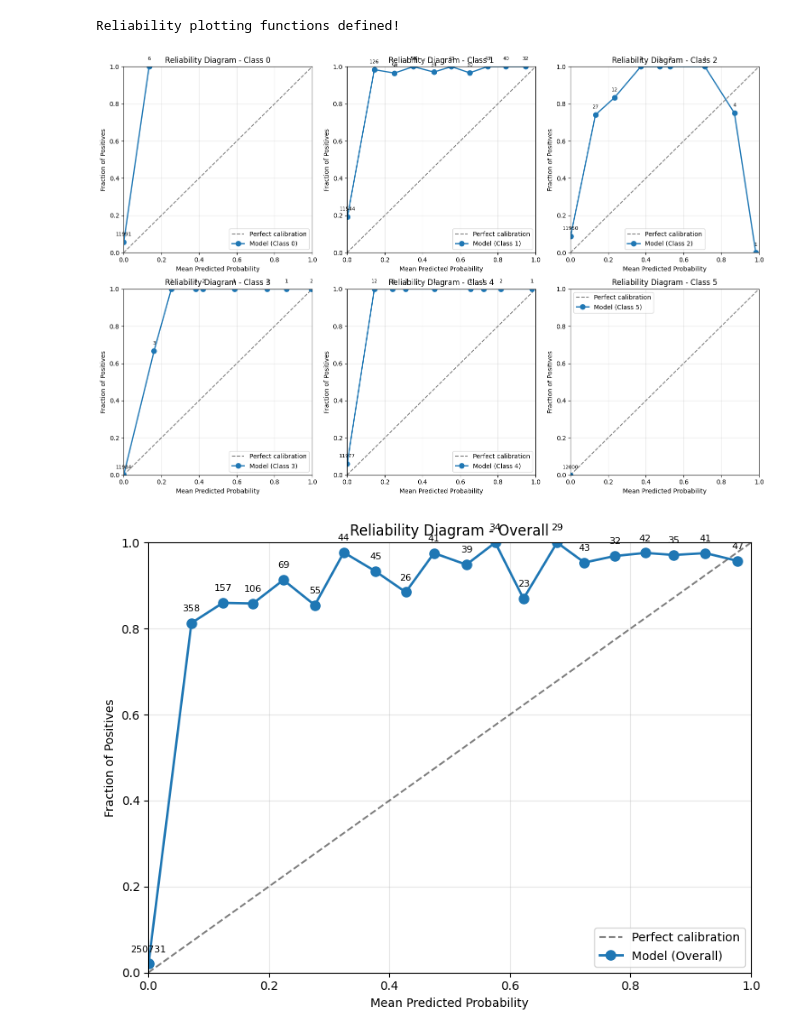
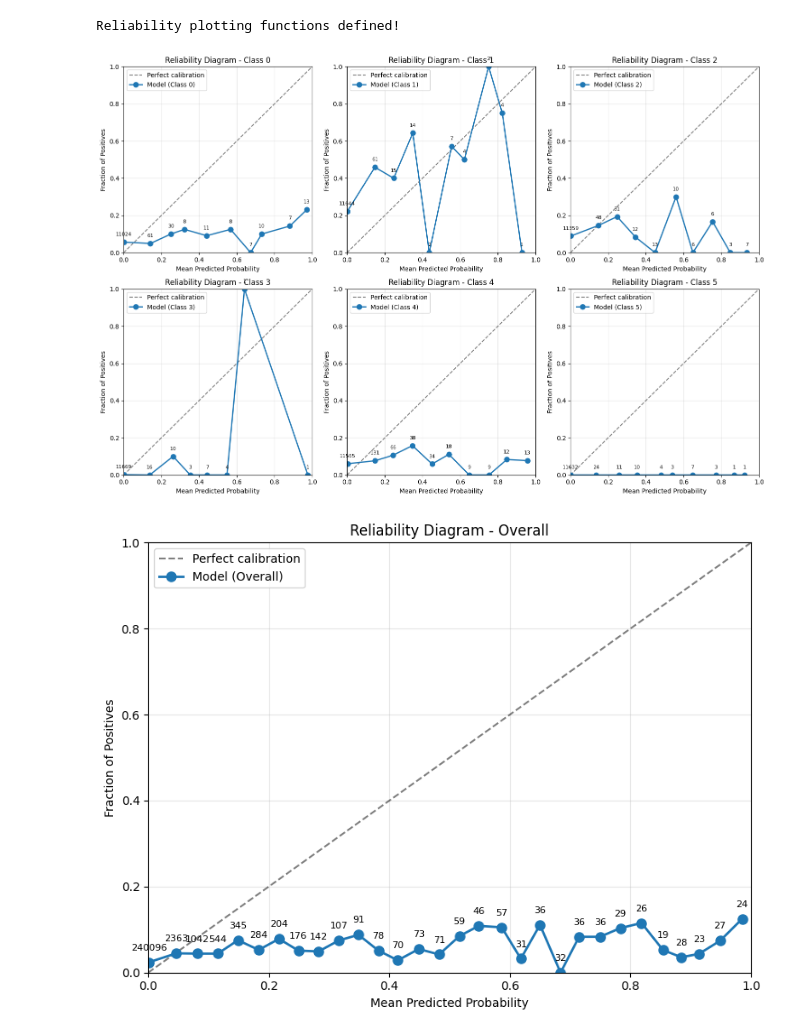
Before and after one commit to DBD-research-group/UncertainBird, a Jupyter notebook: projects/uncertainbird/notebooks/reliability-plots/reliability-plot.ipynb, the cells around one changed output. Cells and saved outputs as stored; diff of their text form; code cells hidden in the pictures.

Commit message:
more reliability plots

```diff
--- a/projects/uncertainbird/notebooks/reliability-plots/reliability-plot.ipynb
+++ b/projects/uncertainbird/notebooks/reliability-plots/reliability-plot.ipynb
@@ -10,7 +10,7 @@ import matplotlib.pyplot as plt
 from pathlib import Path
 
 # Load predictions and targets from pickle file
-pickle_file = "/workspace/projects/uncertainbird/notebooks/reliability-plots/masked_test_predictions_20250827_085344.pkl"
+pickle_file = "/workspace/logs/train/runs/HSN/eat/2025-08-29_121314/predictions/masked_test_predictions_20250829_121707.pkl"
 
 with open(pickle_file, "rb") as f:
     data = pickle.load(f)
@@ -264,19 +264,19 @@ else:
     plt.tight_layout()
     plt.show()
 # %% [output]
-[figure, old version]
+[figure, new version]
 # %%
 # plot a reliability diagram for each class combined, so we can see overall calibration
 fig, ax = plt.subplots(1, 1, figsize=(8, 6))
 overall_y_true = targets_np.flatten() if num_classes == 1 else targets_np.ravel()
 overall_y_prob = probs_np.flatten() if num_classes == 1 else probs_np.ravel()
 plot_reliability_diagram(
-    overall_y_true, overall_y_prob, n_bins=20, class_name="Overall", ax=ax
+    overall_y_true, overall_y_prob, n_bins=30, class_name="Overall", ax=ax
 )
 plt.tight_layout()
 plt.show()
 # %% [output]
-[figure, old version]
+[figure, new version]
 # %%
 def compute_calibration_metrics(y_true, y_prob, n_bins=10):
     """
```
Also changed, not shown: parts of 4 cells of this notebook, 3 other files.
